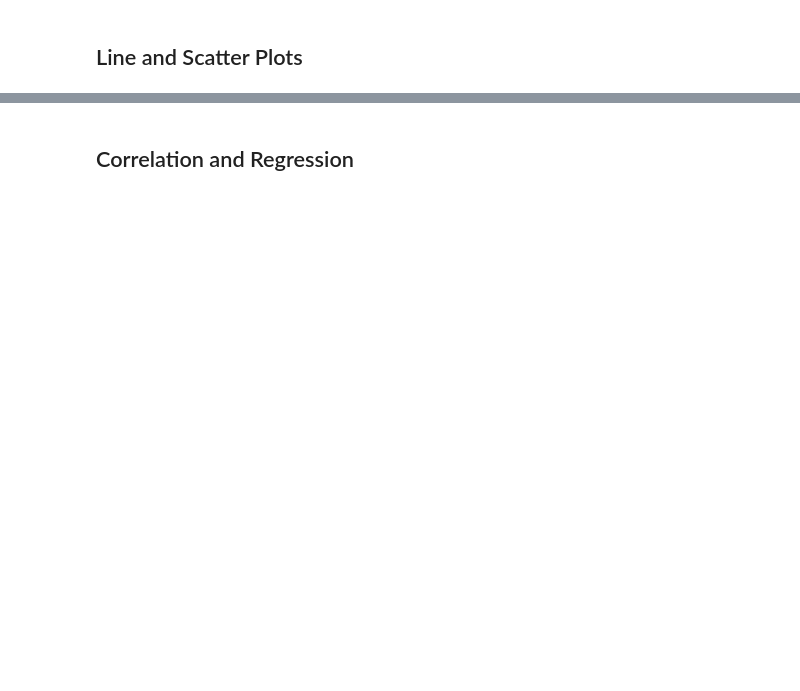
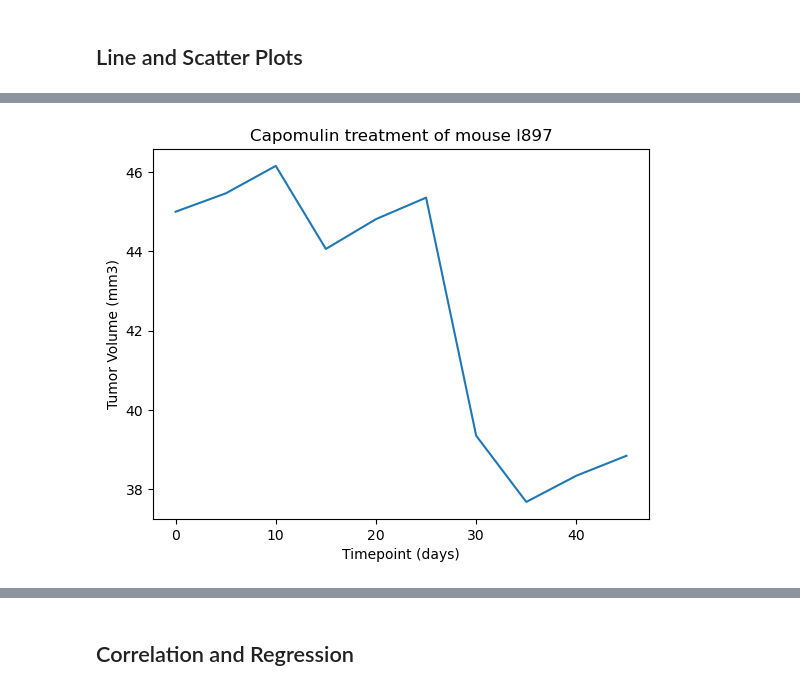
Before and after one commit to nguyenly140/matplotlib-challenge, a Jupyter notebook: pymaceuticals_starter.ipynb, the cells around one changed output, grey strips where cells are left out. Cells and saved outputs as stored; diff of their text form; code cells hidden in the pictures; blank space fills up the shorter version.

```diff
--- a/pymaceuticals_starter.ipynb
+++ b/pymaceuticals_starter.ipynb
@@ -270,0 +271,12 @@ plt.show()
+# %%
+# Generate a line plot of tumor volume vs. time point for a mouse treated with Capomulin
+capomulin_data = tumor_vol_last_timepoint.loc[(tumor_vol_last_timepoint['Drug Regimen'] == 'Capomulin'), ['Mouse ID', 'Tumor Volume (mm3)', 'Timepoint', 'Weight (g)']]
+mouse_treated = random.choice(capomulin_data['Mouse ID'])
+capomulin_mouse_select = mouse_study_df.loc[mouse_study_df['Mouse ID'] == mouse_treated]
+plt.plot(capomulin_mouse_select['Timepoint'], capomulin_mouse_select['Tumor Volume (mm3)'])
+plt.title(f"Capomulin treatment of mouse {mouse_treated}")
+plt.xlabel('Timepoint (days)')
+plt.ylabel('Tumor Volume (mm3)')
+plt.show()
+# %% [output]
+[figure, added]
```
Also changed, not shown: parts of 8 cells of this notebook.
